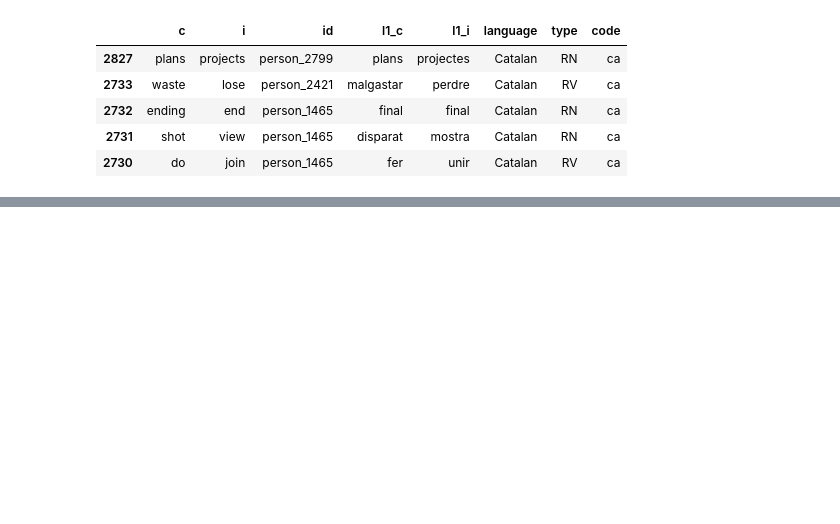
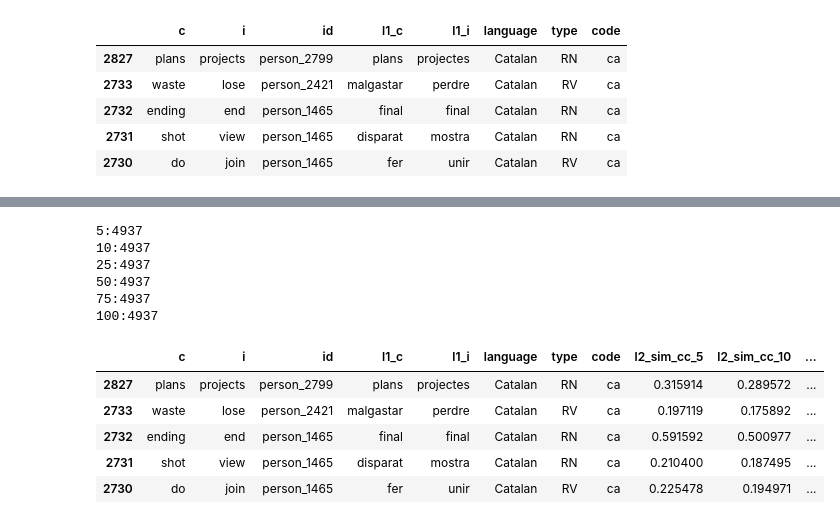
Before and after one commit to kanishkamisra/cogsci2019, a Jupyter notebook: python/Experiments.ipynb, the cells around one changed output, grey strips where cells are left out. Saved outputs shown, nothing was run; the diff lists cells and outputs as text; code cells hidden in the pictures; blank space fills up the shorter version.

```diff
--- a/python/Experiments.ipynb
+++ b/python/Experiments.ipynb
@@ -81,0 +183,2 @@ def load_embedding_vector(file_name):
+# %%
+pending_langs = ['Korean', 'Polish', 'Portuguese', 'Russian', 'Spanish', 'Swedish', 'Thai', 'Turkish']
@@ -81,0 +189,7 @@ def load_embedding_vector(file_name):
+# %%
+back_up_col = {}
+for key in new_columns.keys():
+    if (key not in back_up_col):
+        back_up_col[key] = []
+    for row in new_columns[key]:
+        back_up_col[key].append(str(row))
@@ -81,0 +201,24 @@ def load_embedding_vector(file_name):
+# %%
+def run_experiment_l1(dataframe):
+    current_lang = ''
+    current_vector_type = ''
+
+    for vector_type in embedding_list:
+        vec_type_start = datetime.now()
+        for language in pending_langs:
+            language_start = datetime.now()
+            embeddings = get_experiment_model(language, vector_type)
+            for neighbour_size in neighbour_list:
+                neighbour_size_start = datetime.now()
+#                 l1_sim = []
+                dset = dataframe[dataframe['language'] == language]
+                for ind, row in tqdm(dset.iterrows(), total=dset.shape[0]):
+                    w1 = row['l1_c']
+                    w2 = row['l1_i']
+                    new_columns[str(neighbour_size)].append(get_similarity(w1, w2, embeddings, neighbour_size))
+#                 dataframe['l1_sim_' + vector_type + '_' + str(neighbour_size)] = l1_sim
+                print('Finished run for neighbour size: ' + str(neighbour_size) + ' in ' + str(datetime.now() - neighbour_size_start))
+            print('Finished run for language: ' + language + ' in ' + str(datetime.now() - language_start))
+        print('Finished run for vector type: ' + vector_type + ' in ' + str(datetime.now() - vec_type_start))
+# %%
+run_experiment_l1(pd_dataset)
@@ -81,0 +241,19 @@ def load_embedding_vector(file_name):
+# %%
+for key in new_columns:
+    print(str(key) + ':' + str(len(new_columns[key])))
+# %% [output]
+5:4937
+10:4937
+25:4937
+50:4937
+75:4937
+100:4937
+# %%
+pd_dataset.head()
+# %% [output]
+|  | c | i | id | l1_c | l1_i | language | type | code | l2_sim_cc_5 | l2_sim_cc_10 | ... |
+| 2827 | plans | projects | person_2799 | plans | projectes | Catalan | RN | ca | 0.315914 | 0.289572 | ... |
+| 2733 | waste | lose | person_2421 | malgastar | perdre | Catalan | RV | ca | 0.197119 | 0.175892 | ... |
+| 2732 | ending | end | person_1465 | final | final | Catalan | RN | ca | 0.591592 | 0.500977 | ... |
+| 2731 | shot | view | person_1465 | disparat | mostra | Catalan | RN | ca | 0.210400 | 0.187495 | ... |
+| 2730 | do | join | person_1465 | fer | unir | Catalan | RV | ca | 0.225478 | 0.194971 | ... |
```
Also changed, not shown: parts of 15 cells of this notebook, 7 other files.
